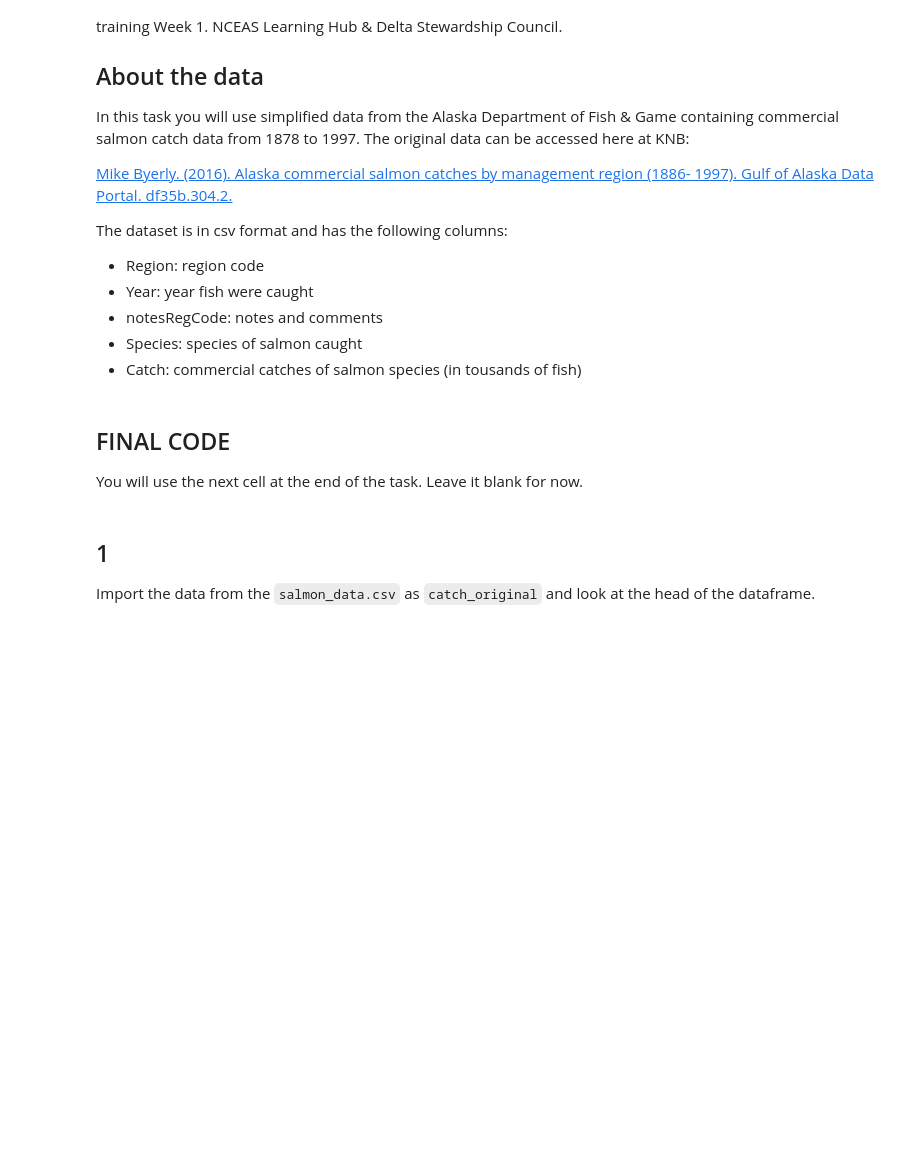
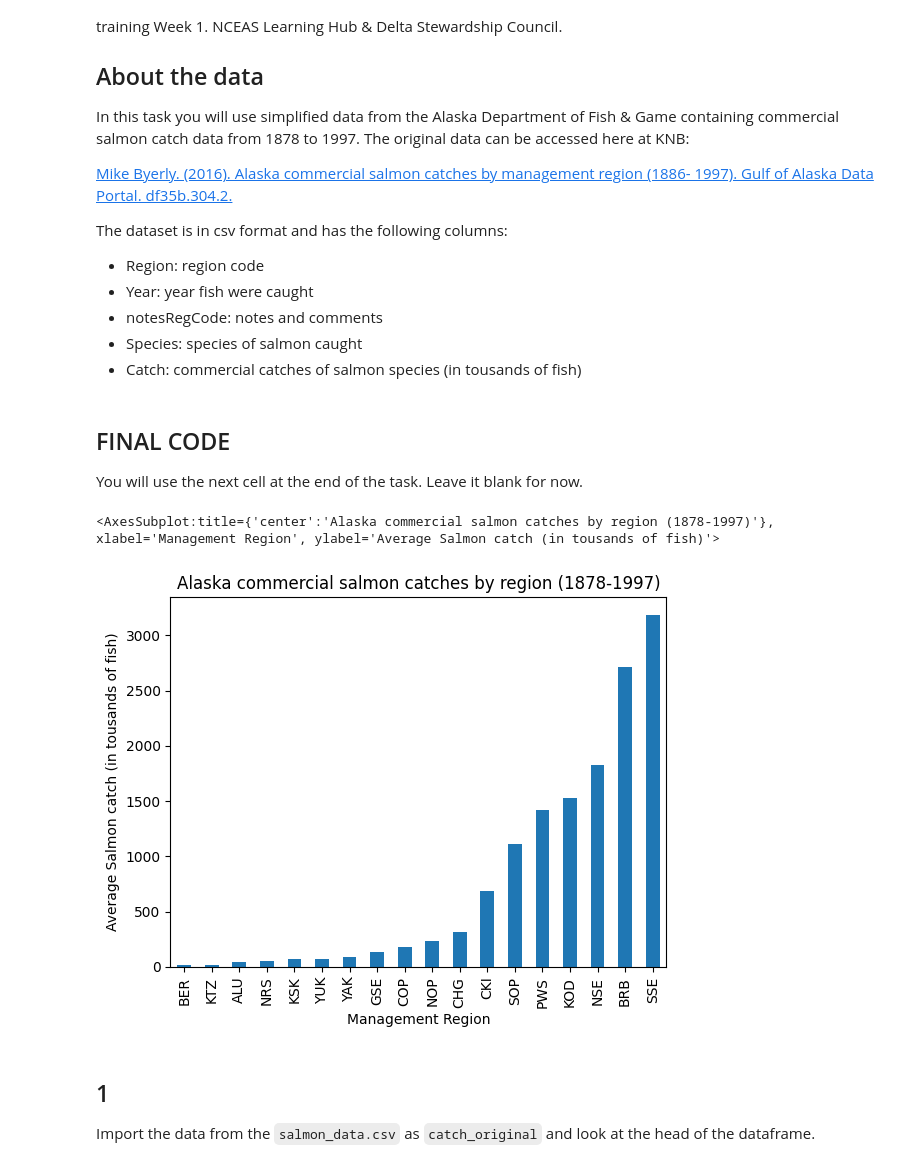
Before and after one commit to oksanaprotsukha/eds220-hwk-2, a Jupyter notebook: hwk2-task3-salmon.ipynb, the cells around one changed output. Cells and saved outputs as stored; diff of their text form; code cells hidden in the pictures; blank space fills up the shorter version.

```diff
--- a/hwk2-task3-salmon.ipynb
+++ b/hwk2-task3-salmon.ipynb
@@ -39,3 +37,48 @@ You will use the next cell at the end of the task. Leave it blank for now.
+# %%
+### ===== FINAL CODE =====
+
+# import libraries with standard abbreviations
+import pandas as pd
+import numpy as np
+import matplotlib.pyplot as plt
+import geopandas as gpd
+
+# read in file
+catch_original = pd.read_csv('salmon_data.csv')
+
+# remove notesRegCode column from the dataframe
+catch_original = catch_original.drop(columns = ['notesRegCode'])
+
+# find all rows that have value in column Catch = I
+catch_original.loc[catch_original.Catch == 'I']
+
+# Update the value in Column 'Catch' from I to 1
+catch_original.at[catch_original.Catch == 'I', 'Catch'] = 1
+
+# update type of Catch column in catch_original data frame to type int64
+catch_original.Catch = catch_original.Catch.astype(dtype = 'int64', copy=False)
+
+# create a dataframe with the average catch per region
+catch_avg = catch_original.groupby(['Region']).mean()
+
+# rename column Catch to Catch_average
+catch_avg.rename(columns={'Catch': 'Catch_average'}, inplace=True)
+
+# drop column Year
+catch_avg = catch_avg.drop(columns='Year')
+
+# make a bar graph of the estimated average salmon catches by region from 1878 to 1997
+catch_avg.sort_values(by = 'Catch_average').plot(
+    kind = 'bar',
+    y='Catch_average',
+    title = 'Alaska commercial salmon catches by region (1878-1997)',
+    xlabel = 'Management Region',
+    ylabel = 'Average Salmon catch (in tousands of fish)',
+    legend = False
+)
+# %% [output]
+<AxesSubplot:title={'center':'Alaska commercial salmon catches by region (1878-1997)'}, xlabel='Management Region', ylabel='Average Salmon catch (in tousands of fish)'>
+[figure, added]
 # %% [markdown]
 ## 1
 
```
Also changed, not shown: parts of 2 cells of this notebook.
